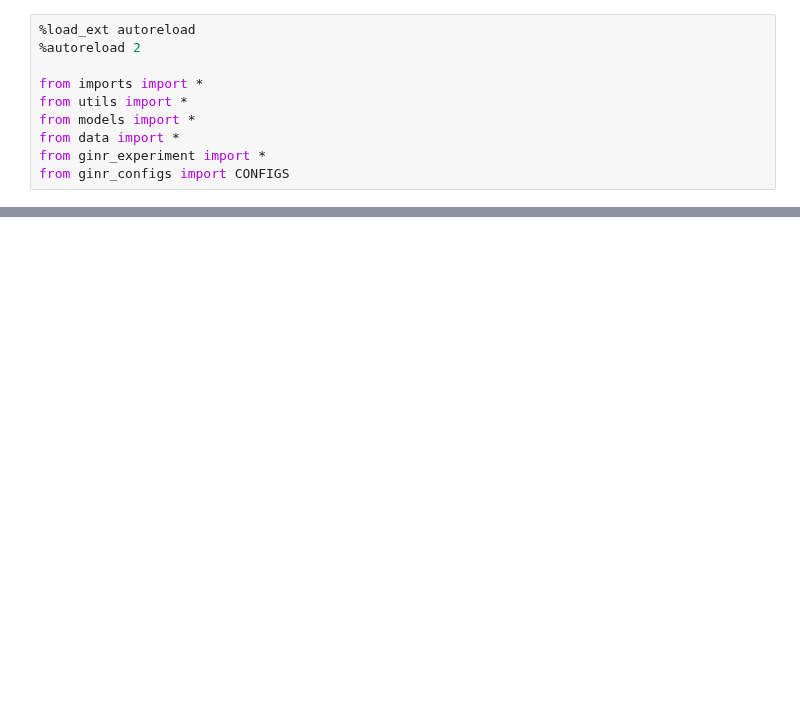
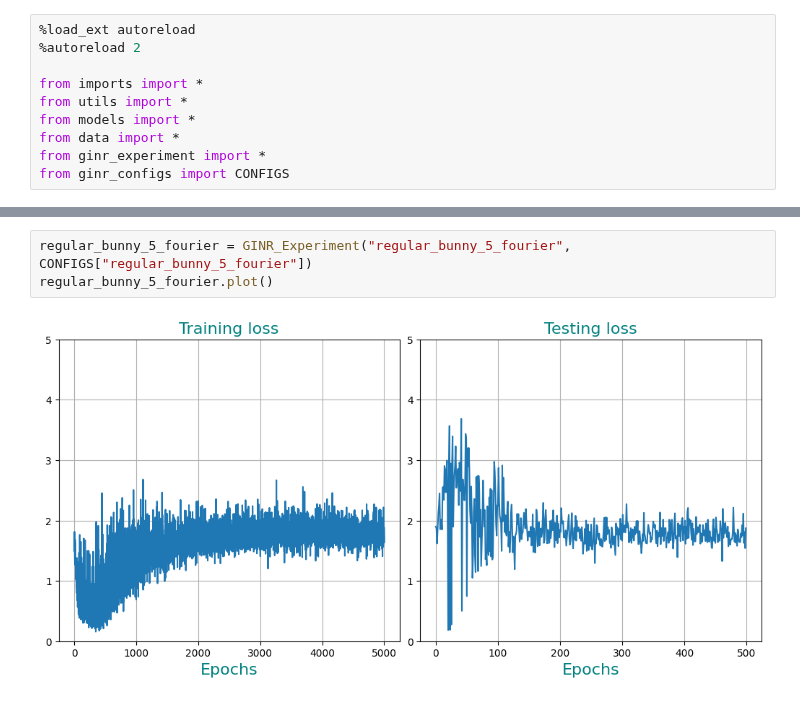
Before and after one commit to abhi-iyer/deformGINR, a Jupyter notebook: main.ipynb, the cells around one changed output, grey strips where cells are left out. Drawn from its saved outputs; the diff is of its cells as text; blank space fills up the shorter version.

```diff
--- a/main.ipynb
+++ b/main.ipynb
@@ -16,3 +16,8 @@ regular_bunny_3_fourier.plot()
+# %%
+regular_bunny_5_fourier = GINR_Experiment("regular_bunny_5_fourier", CONFIGS["regular_bunny_5_fourier"])
+regular_bunny_5_fourier.plot()
+# %% [output]
+[figure, added]
 # %%
 regular_bunny_10_fourier = GINR_Experiment("regular_bunny_10_fourier", CONFIGS["regular_bunny_10_fourier"])
 regular_bunny_10_fourier.plot()
```
Also changed, not shown: parts of 4 cells of this notebook, 38 other files.
